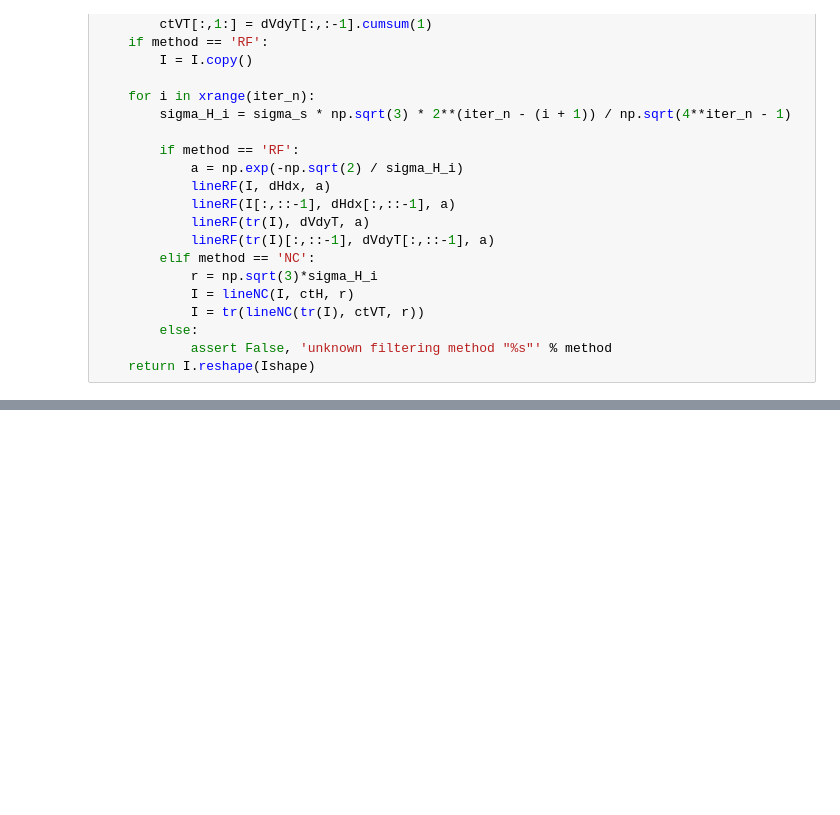
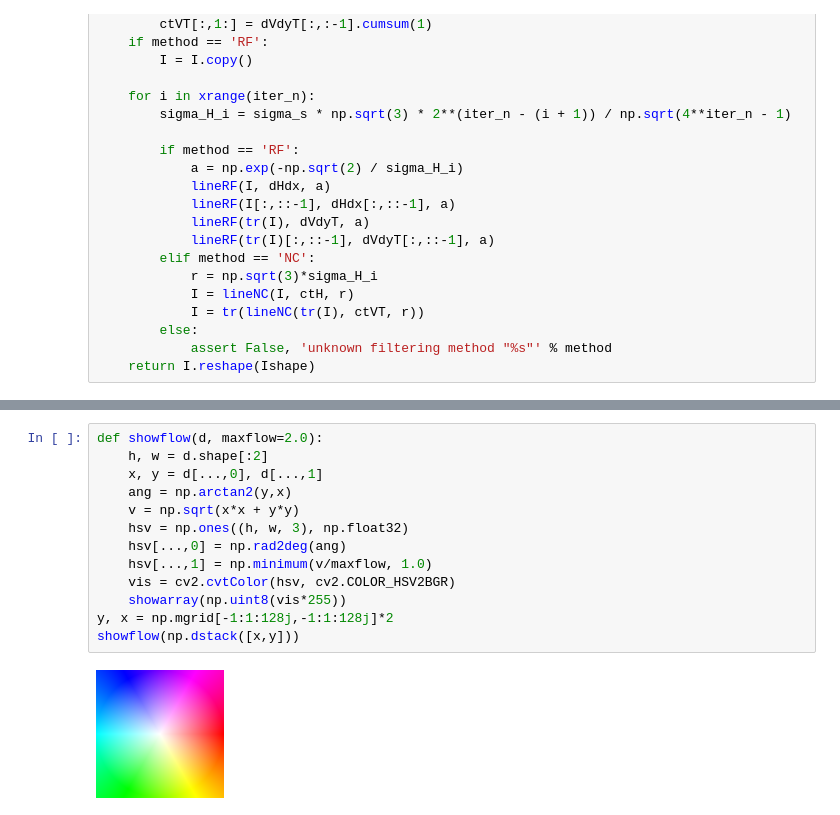
Before and after one commit to znah/notebooks, a Jupyter notebook: domain_transform.ipynb, the cells around one changed output, grey strips where cells are left out. Cells and saved outputs as stored; diff of their text form; blank space fills up the shorter version.

```diff
--- a/domain_transform.ipynb
+++ b/domain_transform.ipynb
@@ -109,0 +123,15 @@ interact(show, x=(0,299), y=(0,299), sigma_s=(1,500), sigma_r=(1.0,1000.0), meth
+# %%
+def showflow(d, maxflow=2.0):
+    h, w = d.shape[:2]
+    x, y = d[...,0], d[...,1]
+    ang = np.arctan2(y,x)
+    v = np.sqrt(x*x + y*y)
+    hsv = np.ones((h, w, 3), np.float32)
+    hsv[...,0] = np.rad2deg(ang)
+    hsv[...,1] = np.minimum(v/maxflow, 1.0)
+    vis = cv2.cvtColor(hsv, cv2.COLOR_HSV2BGR)
+    showarray(np.uint8(vis*255))
+y, x = np.mgrid[-1:1:128j,-1:1:128j]*2
+showflow(np.dstack([x,y]))
+# %% [output]
+[figure, added]
```
Also changed, not shown: parts of 6 cells of this notebook, 2 other files.
